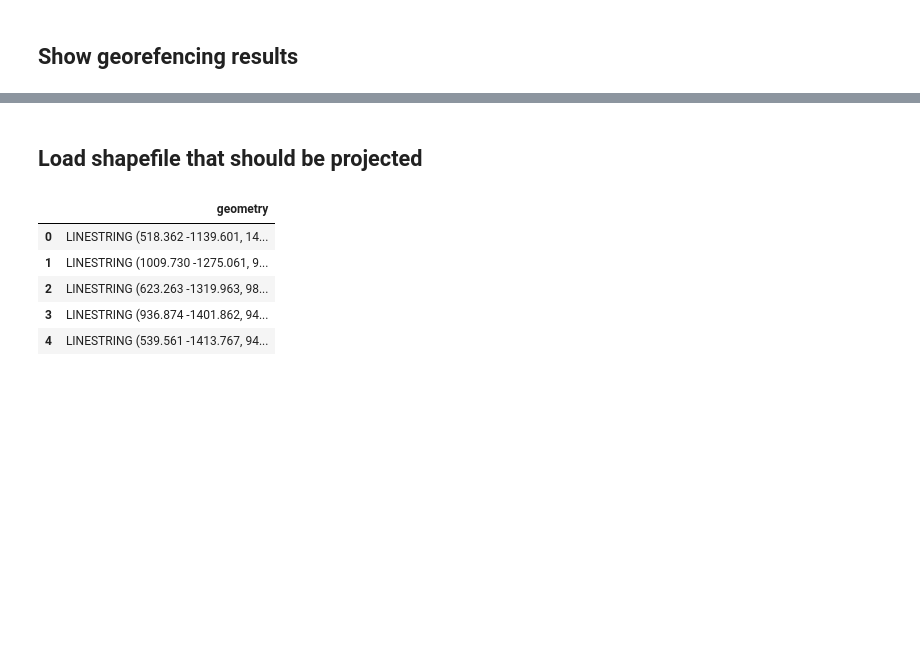
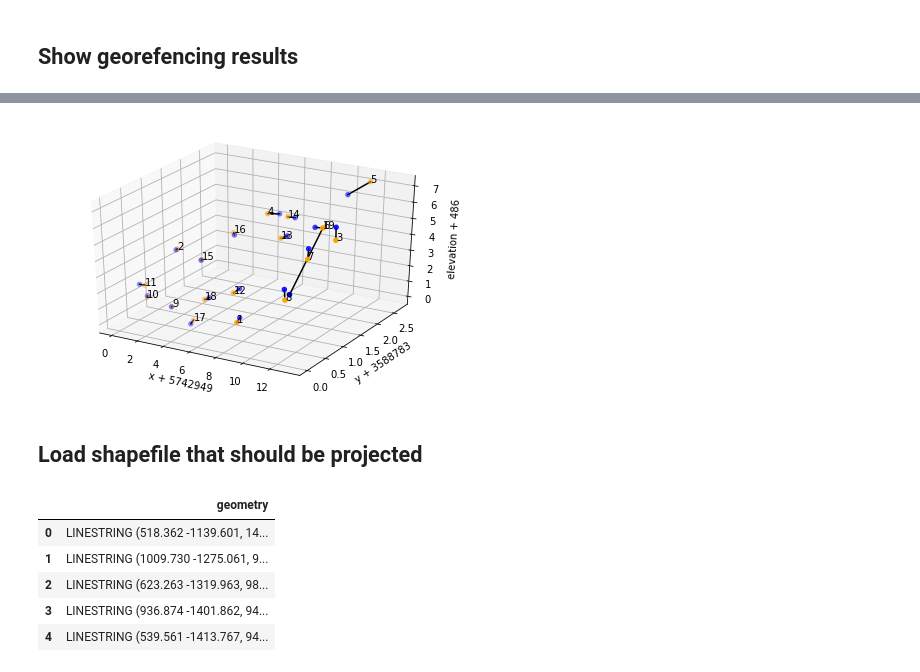
Before and after one commit to ElcoLuijendijk/georef_fracture_traces, a Jupyter notebook: georef_shapefiles.ipynb, the cells around one changed output, grey strips where cells are left out. Saved outputs shown, nothing was run; the diff lists cells and outputs as text; code cells hidden in the pictures; blank space fills up the shorter version.

```diff
--- a/georef_shapefiles.ipynb
+++ b/georef_shapefiles.ipynb
@@ -175,6 +241,21 @@ print('\nthe RMSE of the distance between the real coordinates and the transform
 
 srct = transform_func(params_opt, src, order)
 
+x0, y0, z0 = srct[:, 0].min(), srct[:, 1].min(), srct[:, 2].min()
+srct_norm = srct.copy()
+srct_norm[:, 0] -= x0
+srct_norm[:, 1] -= y0
+srct_norm[:, 2] -= z0
+
+dst_norm = dst.copy()
+dst_norm[:, 0] -= x0
+dst_norm[:, 1] -= y0
+dst_norm[:, 2] -= z0
+
+te = dst_norm - srct_norm
+transform_error = np.sqrt(te[:, 0]**2 + te[:, 1]**2, te[:, 2]**2)
 print('the coordinates of the real and georeferenced control points are\n',srct, '\n\n', dst)
+print('the normalized coordinates of the real and georeferenced control points are\n',srct_norm, '\n\n', dst_norm)
+print('transform error:\n', list(zip(itertools.count(), transform_error)))
 # %% [output]
 the optimized equation for transformation is:
@@ -196,3 +278,59 @@ the coordinates of the real and georeferenced control points are
+# %%
+def set_axes_equal(ax):
+    '''Make axes of 3D plot have equal scale so that spheres appear as spheres,
+    cubes as cubes, etc..  This is one possible solution to Matplotlib's
+    ax.set_aspect('equal') and ax.axis('equal') not working for 3D.
+
+    Input
+      ax: a matplotlib axis, e.g., as output from plt.gca().
+
+      https://stackoverflow.com/questions/13685386/matplotlib-equal-unit-length-with-equal-aspect-ratio-z-axis-is-not-equal-to#13701747
+    '''
+
+    x_limits = ax.get_xlim3d()
+    y_limits = ax.get_ylim3d()
+    z_limits = ax.get_zlim3d()
+
+    x_range = abs(x_limits[1] - x_limits[0])
+    x_middle = np.mean(x_limits)
+    y_range = abs(y_limits[1] - y_limits[0])
+    y_middle = np.mean(y_limits)
+    z_range = abs(z_limits[1] - z_limits[0])
+    z_middle = np.mean(z_limits)
+
+    # The plot bounding box is a sphere in the sense of the infinity
+    # norm, hence I call half the max range the plot radius.
+    plot_radius = 0.5*max([x_range, y_range, z_range])
+
+    ax.set_xlim3d([x_middle - plot_radius, x_middle + plot_radius])
+    ax.set_ylim3d([y_middle - plot_radius, y_middle + plot_radius])
+    ax.set_zlim3d([z_middle - plot_radius, z_middle + plot_radius])
+
+
+fig = pl.figure()
+ax = fig.add_subplot(111, projection='3d')
+
+#ax.set_aspect('equal')
+
+ax.scatter(srct_norm[:, 0], srct_norm[:, 1], srct_norm[:, 2], color='blue')
+ax.scatter(dst_norm[:, 0], dst_norm[:, 1], dst_norm[:, 2], color='orange')
+
+for a, b in zip(srct_norm, dst_norm):
+    ax.plot([a[0], b[0]], [a[1], b[1]], [a[2], b[2]], color='black')
+
+for i, a in enumerate(dst_norm):
+    ax.text(a[0], a[1], a[2], str(i+1), zorder=101)
+
+ax.set_xlabel('x + %0.0f' % x0)
+ax.set_ylabel('y + %0.0f' % y0)
+ax.set_zlabel('elevation + %0.0f' % z0)
+
+#set_axes_equal(ax)
+fig.tight_layout()
+
+fig.savefig('fig/transform_error.pdf')
+# %% [output]
+[figure, added]
 # %% [markdown]
 ## Load shapefile that should be projected
 # %%
```
Also changed, not shown: parts of 29 cells of this notebook, 29 other files.
